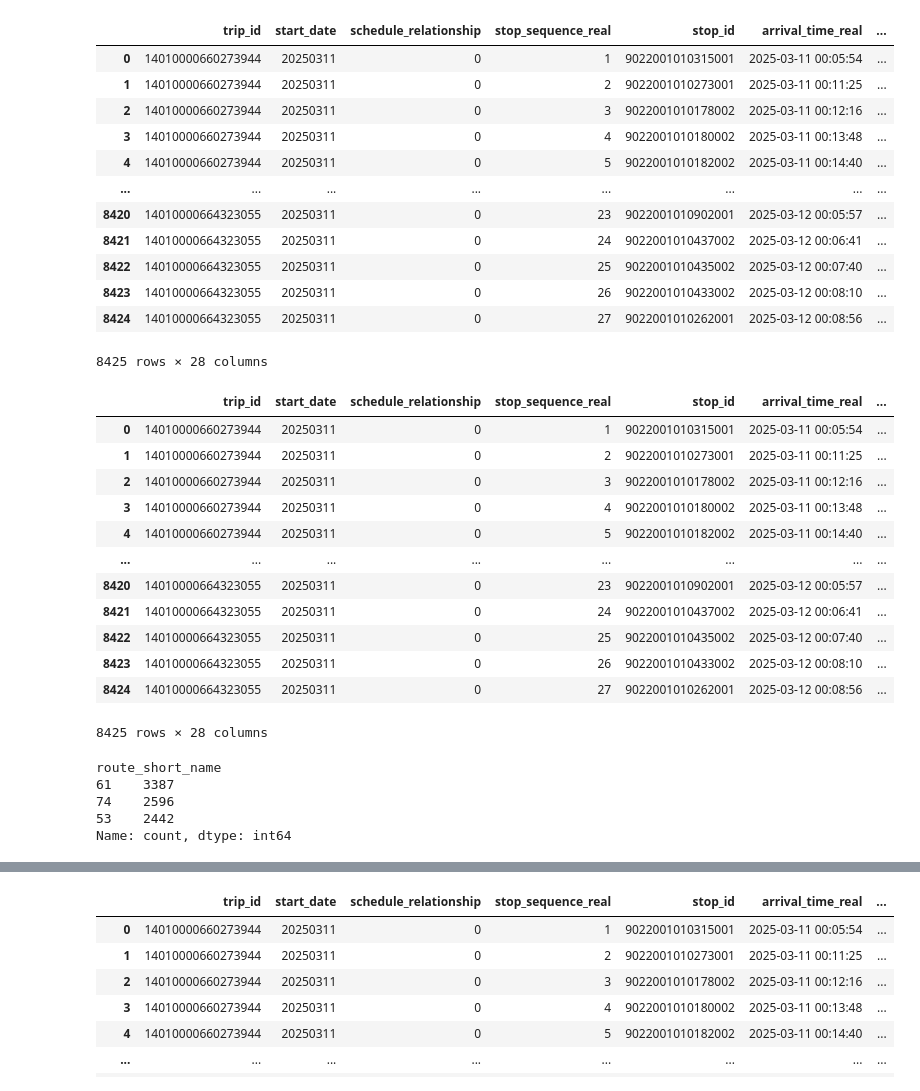
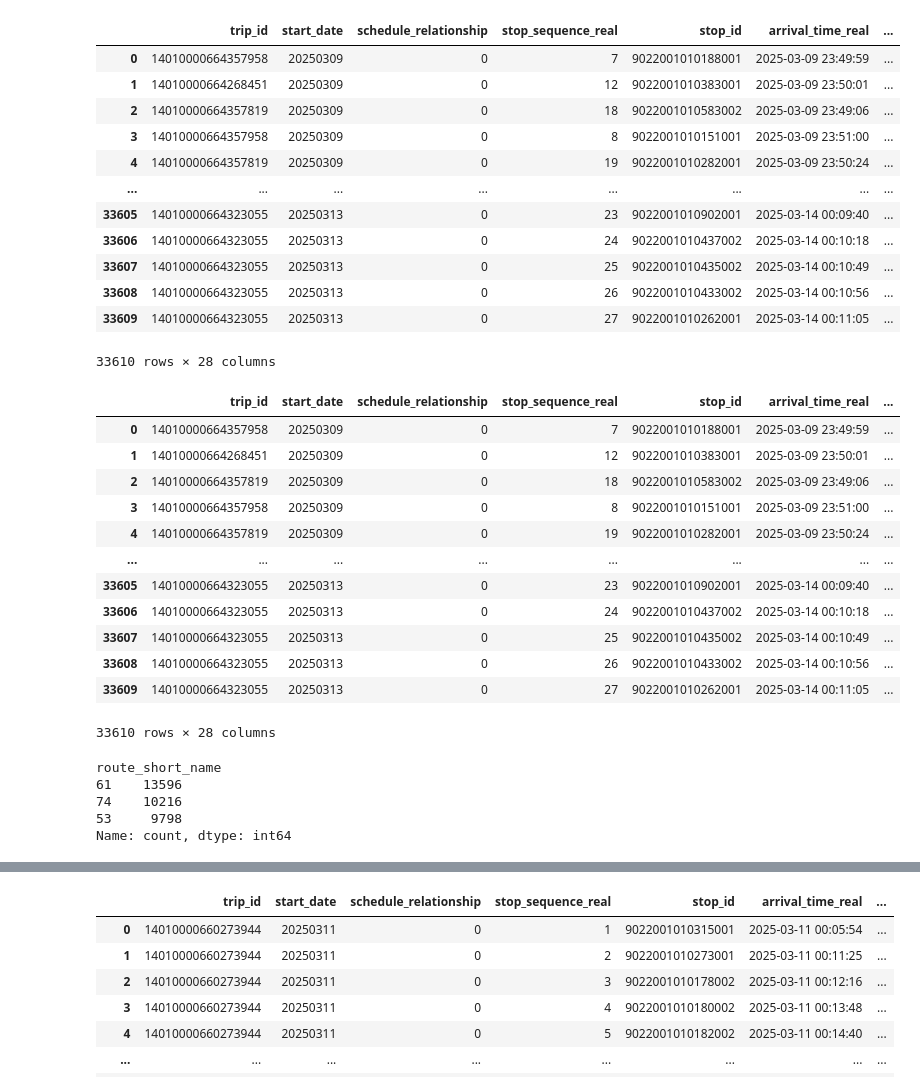
Before and after one commit to jesus-martinez02/PT-Project, a Jupyter notebook: test.ipynb, the cells around one changed output, grey strips where cells are left out. Drawn from its saved outputs; the diff is of its cells as text; code cells hidden in the pictures.

```diff
--- a/test.ipynb
+++ b/test.ipynb
@@ -4,19 +4,19 @@ from koda_file_processing import *
 import pandas as pd
 filename = 'sl-tripupdates-2024-10-15T11-00-33Z.pb'
 # %%
-df = pd.read_csv("2025-03-11.csv")
+df = pd.read_csv("first_week.csv")
 df
 # %% [output]
 |  | trip_id | start_date | schedule_relationship | stop_sequence_real | stop_id | arrival_time_real | ... |
-| 0 | 14010000660273944 | 20250311 | 0 | 1 | 9022001010315001 | 2025-03-11 00:05:54 | ... |
-| 1 | 14010000660273944 | 20250311 | 0 | 2 | 9022001010273001 | 2025-03-11 00:11:25 | ... |
-| 2 | 14010000660273944 | 20250311 | 0 | 3 | 9022001010178002 | 2025-03-11 00:12:16 | ... |
-| 3 | 14010000660273944 | 20250311 | 0 | 4 | 9022001010180002 | 2025-03-11 00:13:48 | ... |
-| 4 | 14010000660273944 | 20250311 | 0 | 5 | 9022001010182002 | 2025-03-11 00:14:40 | ... |
+| 0 | 14010000664357958 | 20250309 | 0 | 7 | 9022001010188001 | 2025-03-09 23:49:59 | ... |
+| 1 | 14010000664268451 | 20250309 | 0 | 12 | 9022001010383001 | 2025-03-09 23:50:01 | ... |
+| 2 | 14010000664357819 | 20250309 | 0 | 18 | 9022001010583002 | 2025-03-09 23:49:06 | ... |
+| 3 | 14010000664357958 | 20250309 | 0 | 8 | 9022001010151001 | 2025-03-09 23:51:00 | ... |
+| 4 | 14010000664357819 | 20250309 | 0 | 19 | 9022001010282001 | 2025-03-09 23:50:24 | ... |
 | ... | ... | ... | ... | ... | ... | ... | ... |
-| 8420 | 14010000664323055 | 20250311 | 0 | 23 | 9022001010902001 | 2025-03-12 00:05:57 | ... |
-| 8421 | 14010000664323055 | 20250311 | 0 | 24 | 9022001010437002 | 2025-03-12 00:06:41 | ... |
-| 8422 | 14010000664323055 | 20250311 | 0 | 25 | 9022001010435002 | 2025-03-12 00:07:40 | ... |
-| 8423 | 14010000664323055 | 20250311 | 0 | 26 | 9022001010433002 | 2025-03-12 00:08:10 | ... |
-| 8424 | 14010000664323055 | 20250311 | 0 | 27 | 9022001010262001 | 2025-03-12 00:08:56 | ... |
+| 33605 | 14010000664323055 | 20250313 | 0 | 23 | 9022001010902001 | 2025-03-14 00:09:40 | ... |
+| 33606 | 14010000664323055 | 20250313 | 0 | 24 | 9022001010437002 | 2025-03-14 00:10:18 | ... |
+| 33607 | 14010000664323055 | 20250313 | 0 | 25 | 9022001010435002 | 2025-03-14 00:10:49 | ... |
+| 33608 | 14010000664323055 | 20250313 | 0 | 26 | 9022001010433002 | 2025-03-14 00:10:56 | ... |
+| 33609 | 14010000664323055 | 20250313 | 0 | 27 | 9022001010262001 | 2025-03-14 00:11:05 | ... |
-8425 rows × 28 columns
+33610 rows × 28 columns
@@ -26,23 +28,23 @@ df['stop_id'] = df['stop_id'].astype(str)
 df
 # %% [output]
 |  | trip_id | start_date | schedule_relationship | stop_sequence_real | stop_id | arrival_time_real | ... |
-| 0 | 14010000660273944 | 20250311 | 0 | 1 | 9022001010315001 | 2025-03-11 00:05:54 | ... |
-| 1 | 14010000660273944 | 20250311 | 0 | 2 | 9022001010273001 | 2025-03-11 00:11:25 | ... |
-| 2 | 14010000660273944 | 20250311 | 0 | 3 | 9022001010178002 | 2025-03-11 00:12:16 | ... |
-| 3 | 14010000660273944 | 20250311 | 0 | 4 | 9022001010180002 | 2025-03-11 00:13:48 | ... |
-| 4 | 14010000660273944 | 20250311 | 0 | 5 | 9022001010182002 | 2025-03-11 00:14:40 | ... |
+| 0 | 14010000664357958 | 20250309 | 0 | 7 | 9022001010188001 | 2025-03-09 23:49:59 | ... |
+| 1 | 14010000664268451 | 20250309 | 0 | 12 | 9022001010383001 | 2025-03-09 23:50:01 | ... |
+| 2 | 14010000664357819 | 20250309 | 0 | 18 | 9022001010583002 | 2025-03-09 23:49:06 | ... |
+| 3 | 14010000664357958 | 20250309 | 0 | 8 | 9022001010151001 | 2025-03-09 23:51:00 | ... |
+| 4 | 14010000664357819 | 20250309 | 0 | 19 | 9022001010282001 | 2025-03-09 23:50:24 | ... |
 | ... | ... | ... | ... | ... | ... | ... | ... |
-| 8420 | 14010000664323055 | 20250311 | 0 | 23 | 9022001010902001 | 2025-03-12 00:05:57 | ... |
-| 8421 | 14010000664323055 | 20250311 | 0 | 24 | 9022001010437002 | 2025-03-12 00:06:41 | ... |
-| 8422 | 14010000664323055 | 20250311 | 0 | 25 | 9022001010435002 | 2025-03-12 00:07:40 | ... |
-| 8423 | 14010000664323055 | 20250311 | 0 | 26 | 9022001010433002 | 2025-03-12 00:08:10 | ... |
-| 8424 | 14010000664323055 | 20250311 | 0 | 27 | 9022001010262001 | 2025-03-12 00:08:56 | ... |
+| 33605 | 14010000664323055 | 20250313 | 0 | 23 | 9022001010902001 | 2025-03-14 00:09:40 | ... |
+| 33606 | 14010000664323055 | 20250313 | 0 | 24 | 9022001010437002 | 2025-03-14 00:10:18 | ... |
+| 33607 | 14010000664323055 | 20250313 | 0 | 25 | 9022001010435002 | 2025-03-14 00:10:49 | ... |
+| 33608 | 14010000664323055 | 20250313 | 0 | 26 | 9022001010433002 | 2025-03-14 00:10:56 | ... |
+| 33609 | 14010000664323055 | 20250313 | 0 | 27 | 9022001010262001 | 2025-03-14 00:11:05 | ... |
-8425 rows × 28 columns
+33610 rows × 28 columns
 # %%
 df['route_short_name'].value_counts()
 # %% [output]
 route_short_name
-61    3387
-74    2596
-53    2442
+61    13596
+74    10216
+53     9798
 Name: count, dtype: int64
```
Also changed, not shown: parts of 5 cells of this notebook, 2 other files.
